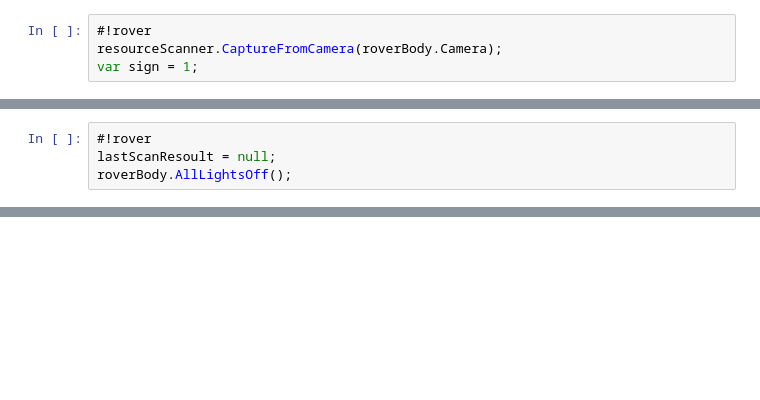
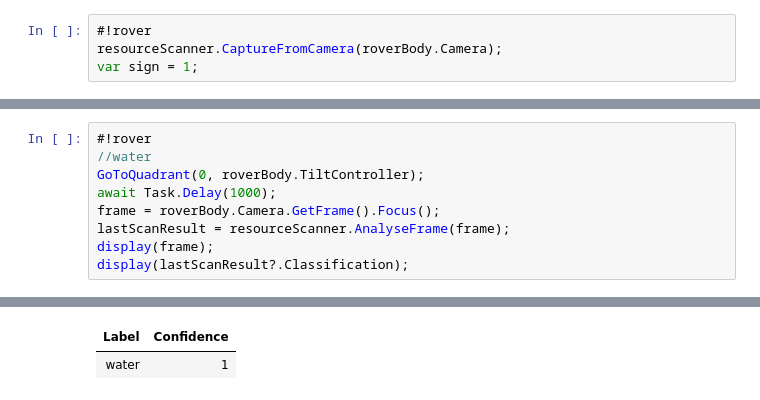
Before and after one commit to pi-top/pi-top-4-.NET-SDK, a Jupyter notebook: examples/notebooks/remoteRover.ipynb, the cells around one changed output, grey strips where cells are left out. Cells and saved outputs as stored; diff of their text form; blank space fills up the shorter version.

```diff
--- a/examples/notebooks/remoteRover.ipynb
+++ b/examples/notebooks/remoteRover.ipynb
@@ -65,4 +58,10 @@ roverBody.Camera.GetFrame().Preview()
-# %%
-#!rover
-lastScanResoult = null;
-roverBody.AllLightsOff();
+# %%
+#!rover
+//water
+GoToQuadrant(0, roverBody.TiltController);
+await Task.Delay(1000);
+frame = roverBody.Camera.GetFrame().Focus();
+lastScanResult = resourceScanner.AnalyseFrame(frame);
+display(frame);
+display(lastScanResult?.Classification);
+# %% [output]
@@ -68,0 +69,2 @@ roverBody.AllLightsOff();
+| Label | Confidence |
+| water | 1 |
```
Also changed, not shown: parts of 14 cells of this notebook, 3 other files.
